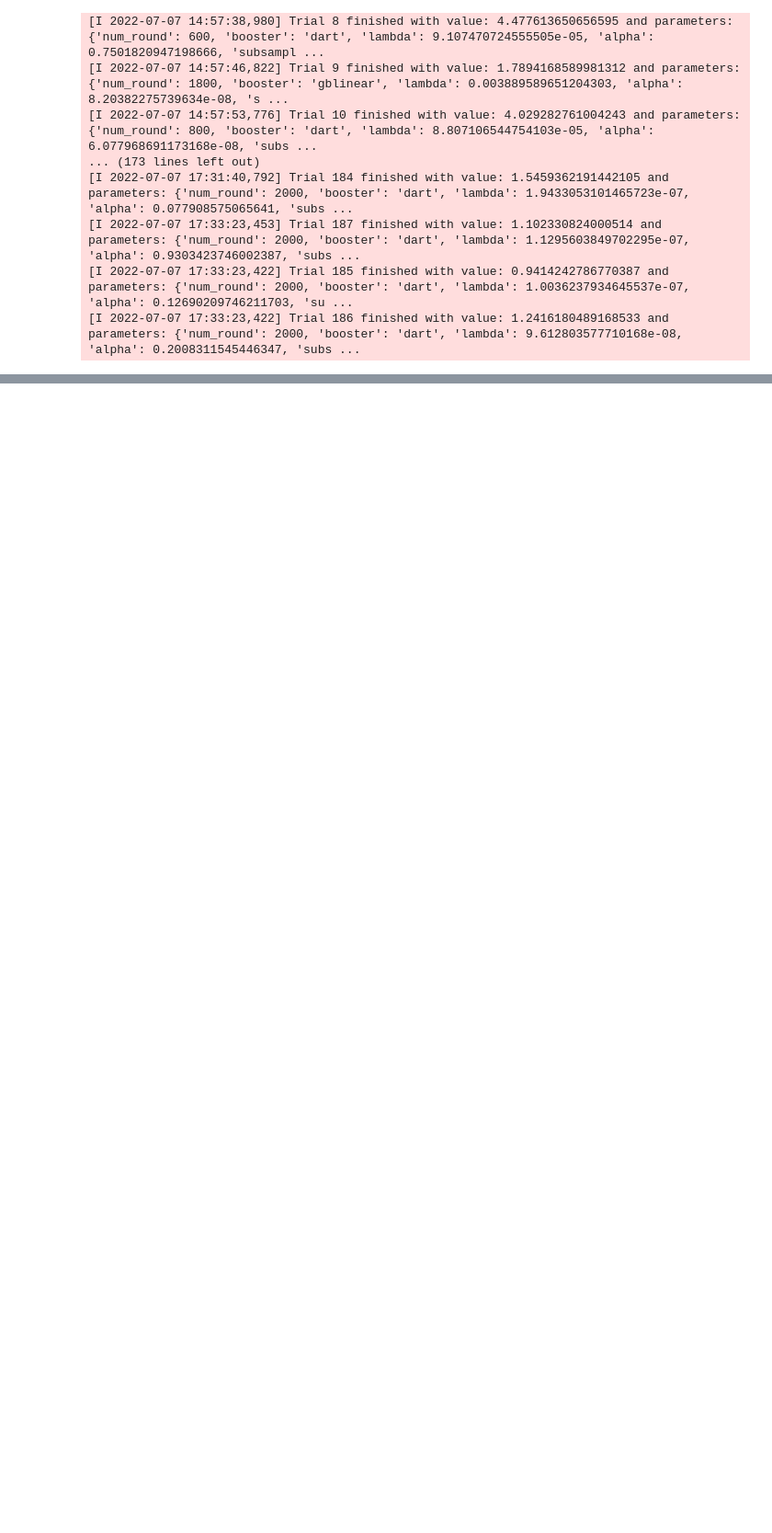
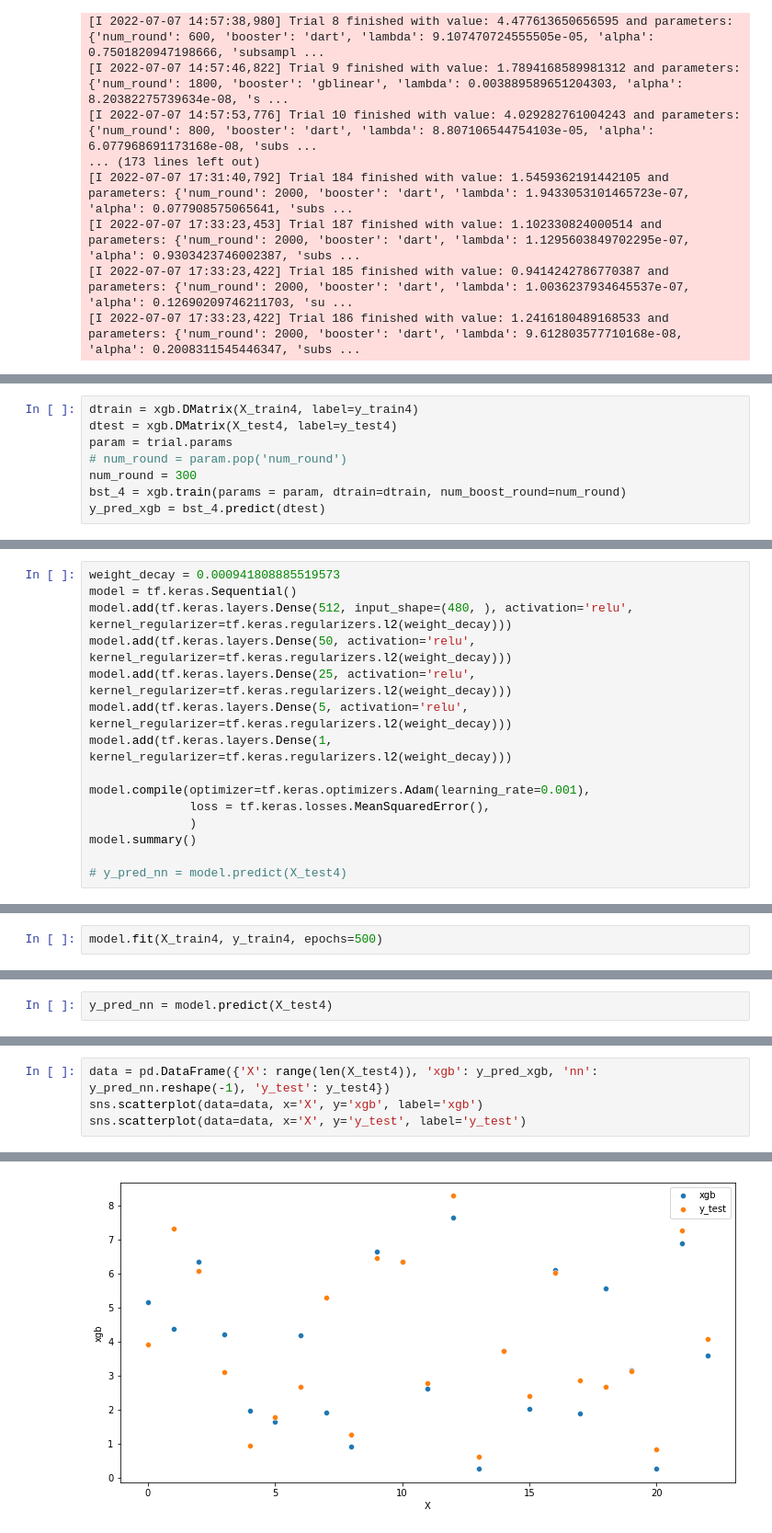
Before and after one commit to KruglikovAnton/burn-up-to-massive, a Jupyter notebook: Building_regression_model.ipynb, the cells around one changed output, grey strips where cells are left out. Shown at 92% size. Cells and saved outputs as stored; diff of their text form; blank space fills up the shorter version.

```diff
--- a/Building_regression_model.ipynb
+++ b/Building_regression_model.ipynb
@@ -633,0 +881,8 @@ _________________________________________________________________
+# %%
+dtrain = xgb.DMatrix(X_train4, label=y_train4)
+dtest = xgb.DMatrix(X_test4, label=y_test4)
+param = trial.params
+# num_round = param.pop('num_round')
+num_round = 300
+bst_4 = xgb.train(params = param, dtrain=dtrain, num_boost_round=num_round)
+y_pred_xgb = bst_4.predict(dtest)
@@ -633,0 +895,15 @@ _________________________________________________________________
+# %%
+weight_decay = 0.000941808885519573
+model = tf.keras.Sequential()
+model.add(tf.keras.layers.Dense(512, input_shape=(480, ), activation='relu', kernel_regularizer=tf.keras.regularizers.l2(weight_decay)))
+model.add(tf.keras.layers.Dense(50, activation='relu', kernel_regularizer=tf.keras.regularizers.l2(weight_decay)))
+model.add(tf.keras.layers.Dense(25, activation='relu', kernel_regularizer=tf.keras.regularizers.l2(weight_decay)))
+model.add(tf.keras.layers.Dense(5, activation='relu', kernel_regularizer=tf.keras.regularizers.l2(weight_decay)))
+model.add(tf.keras.layers.Dense(1, kernel_regularizer=tf.keras.regularizers.l2(weight_decay)))
+
+model.compile(optimizer=tf.keras.optimizers.Adam(learning_rate=0.001),
+              loss = tf.keras.losses.MeanSquaredError(),
+              )
+model.summary()
+
+# y_pred_nn = model.predict(X_test4)
@@ -633,0 +930,2 @@ _________________________________________________________________
+# %%
+model.fit(X_train4, y_train4, epochs=500)
@@ -633,0 +951,2 @@ _________________________________________________________________
+# %%
+y_pred_nn = model.predict(X_test4)
@@ -633,0 +955,5 @@ _________________________________________________________________
+# %%
+data = pd.DataFrame({'X': range(len(X_test4)), 'xgb': y_pred_xgb, 'nn': y_pred_nn.reshape(-1), 'y_test': y_test4})
+sns.scatterplot(data=data, x='X', y='xgb', label='xgb')
+sns.scatterplot(data=data, x='X', y='y_test', label='y_test')
+# %% [output]
@@ -633,0 +961 @@ _________________________________________________________________
+[figure, added]
```
Also changed, not shown: parts of 48 cells of this notebook, 4 other files.
